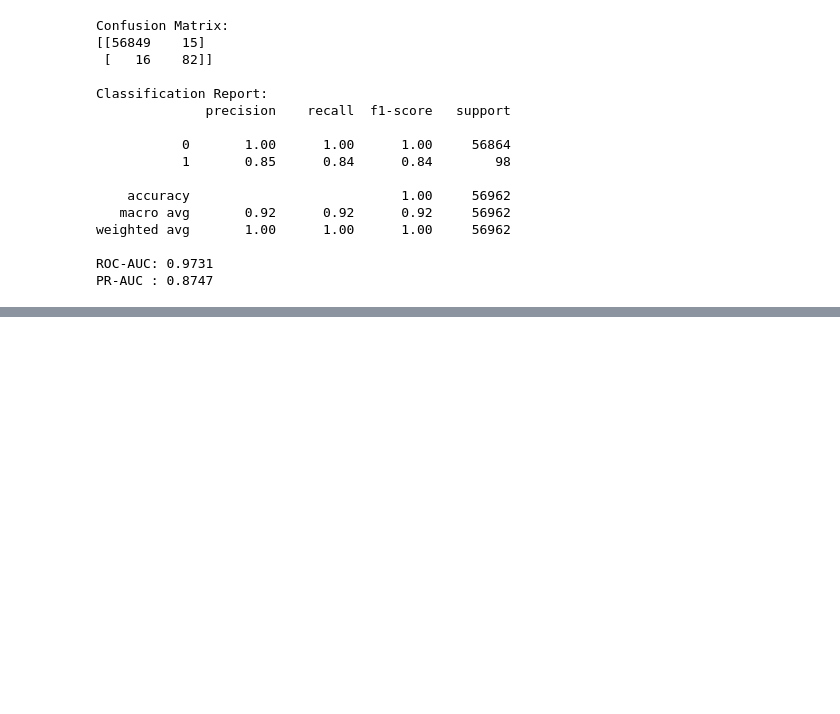
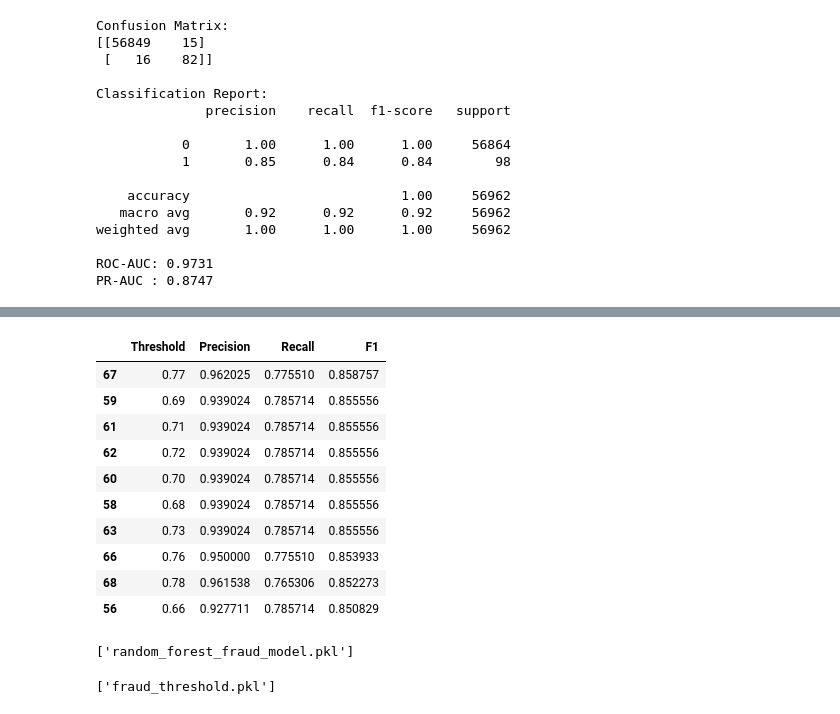
Before and after one commit to Shiri001/Credit-Card-Fraud-Detection-System, a Jupyter notebook: notebooks/01_EDA.ipynb, the cells around one changed output, grey strips where cells are left out. Drawn from its saved outputs; the diff is of its cells as text; code cells hidden in the pictures; blank space fills up the shorter version.

```diff
--- a/notebooks/01_EDA.ipynb
+++ b/notebooks/01_EDA.ipynb
@@ -932,0 +1075,45 @@ PR-AUC : 0.8747
+# %%
+thresholds = np.arange(0.1, 1.0, 0.01)
+
+results = []
+
+for threshold in thresholds:
+    y_pred_threshold = (y_prob_rf >= threshold).astype(int)
+
+    precision = precision_score(y_test, y_pred_threshold)
+    recall = recall_score(y_test, y_pred_threshold)
+    f1 = f1_score(y_test, y_pred_threshold)
+
+    results.append([threshold, precision, recall, f1])
+
+threshold_results = pd.DataFrame(
+    results,
+    columns=["Threshold", "Precision", "Recall", "F1"]
+)
+
+threshold_results.sort_values(
+    "F1",
+    ascending=False
+).head(10)
+# %% [output]
+|  | Threshold | Precision | Recall | F1 |
+| 67 | 0.77 | 0.962025 | 0.775510 | 0.858757 |
+| 59 | 0.69 | 0.939024 | 0.785714 | 0.855556 |
+| 61 | 0.71 | 0.939024 | 0.785714 | 0.855556 |
+| 62 | 0.72 | 0.939024 | 0.785714 | 0.855556 |
+| 60 | 0.70 | 0.939024 | 0.785714 | 0.855556 |
+| 58 | 0.68 | 0.939024 | 0.785714 | 0.855556 |
+| 63 | 0.73 | 0.939024 | 0.785714 | 0.855556 |
+| 66 | 0.76 | 0.950000 | 0.775510 | 0.853933 |
+| 68 | 0.78 | 0.961538 | 0.765306 | 0.852273 |
+| 56 | 0.66 | 0.927711 | 0.785714 | 0.850829 |
+# %%
+import joblib
+
+joblib.dump(rf, "random_forest_fraud_model.pkl")
+# %% [output]
+['random_forest_fraud_model.pkl']
+# %%
+joblib.dump(0.70, "fraud_threshold.pkl")
+# %% [output]
+['fraud_threshold.pkl']
```
Also changed, not shown: parts of 6 cells of this notebook, 2 other files.
